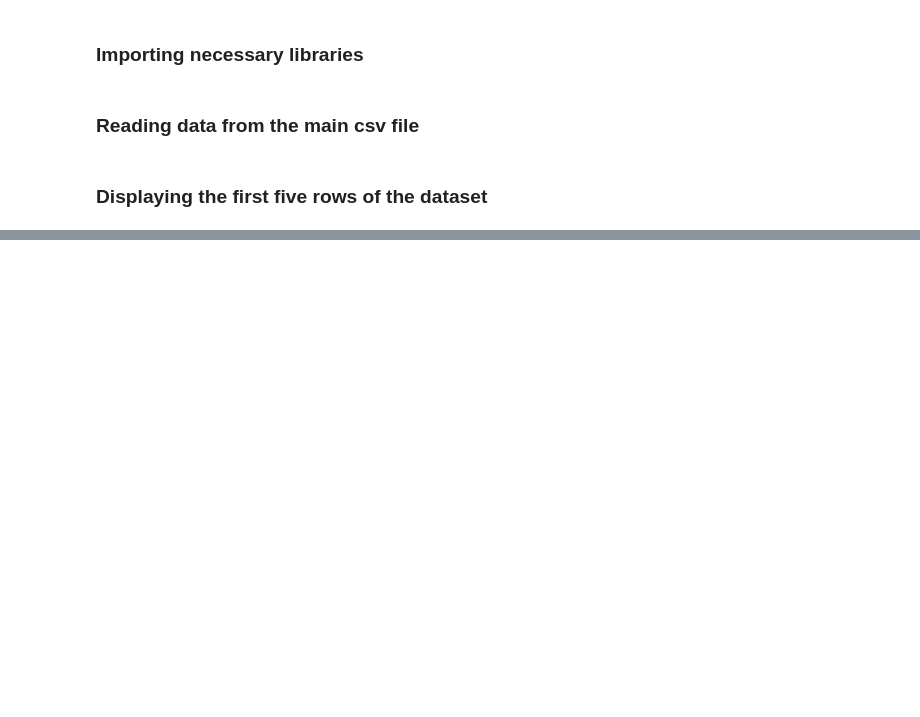
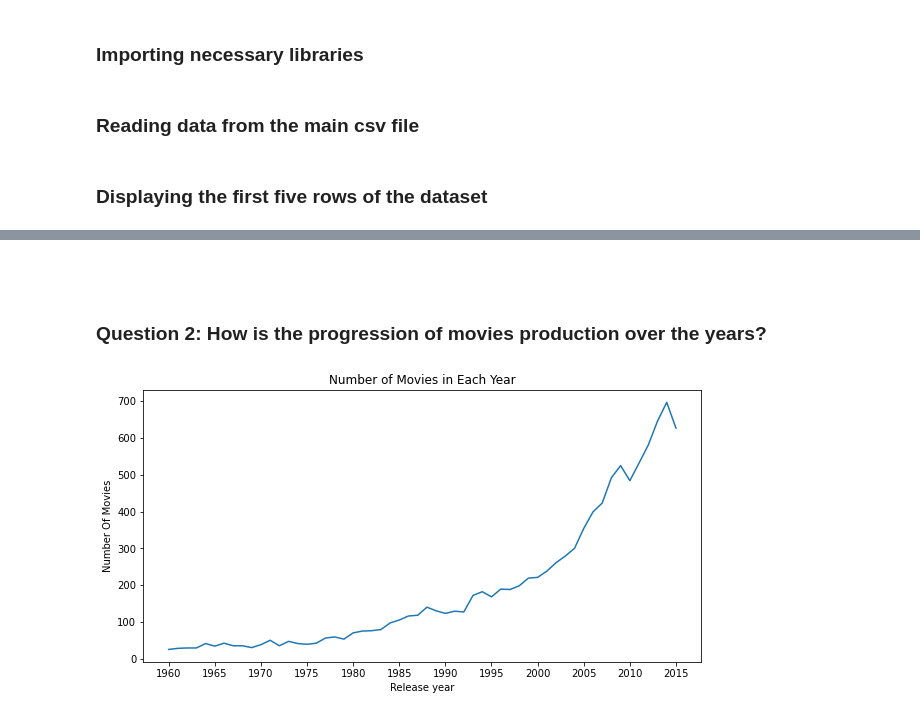
Before and after one commit to kareemgamal1/TBMD-Movies-Profit-Prediction, a Jupyter notebook: tmdb.ipynb, the cells around one changed output, grey strips where cells are left out. Saved outputs shown, nothing was run; the diff lists cells and outputs as text; code cells hidden in the pictures; blank space fills up the shorter version.

```diff
--- a/tmdb.ipynb
+++ b/tmdb.ipynb
@@ -78,0 +283,5 @@ df.head()
+# %%
+colsToBeDropped=["imdb_id","homepage","keywords","id","director","production_companies","budget_adj","revenue_adj","cast","tagline","overview","release_date"]
+df.drop(colsToBeDropped,inplace=True,axis=1)
+print("First 5 rows after dropping the columns")
+df.head()
@@ -83,4 +297,0 @@ Rows to be dropped:
-# %%
-#Be careful, this reduces the number of rows significantly (10866 to 8701)
-df.dropna(inplace=True)
-df.info()
@@ -86,0 +302,2 @@ df.info()
+# %%
+df=df.drop_duplicates(subset=['original_title'])
@@ -86,0 +316,2 @@ df.info()
+# %%
+df = df[df['genres'].notna()]
@@ -86,0 +369,11 @@ df.info()
+# %% [markdown]
+<br>
+# %% [markdown]
+### Question 2: How is the progression of movies production over the years?
+# %%
+df.groupby('release_year').count()['original_title'].plot(xticks = np.arange(1960,2016,5), figsize=(10,5))
+mp.title('Number of Movies in Each Year')
+mp.xlabel('Release year')
+mp.ylabel('Number Of Movies');
+# %% [output]
+[figure, added]
```
Also changed, not shown: parts of 60 cells of this notebook.
